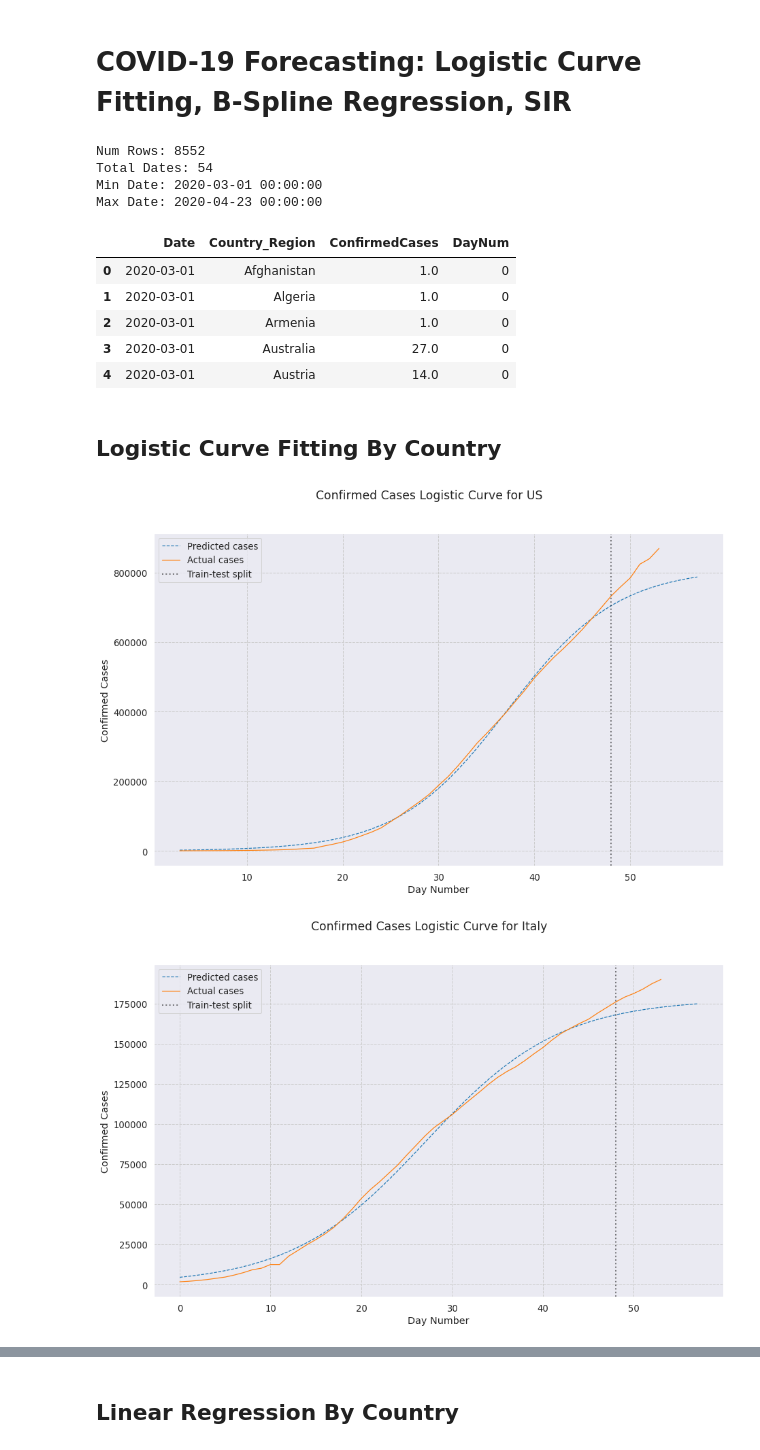
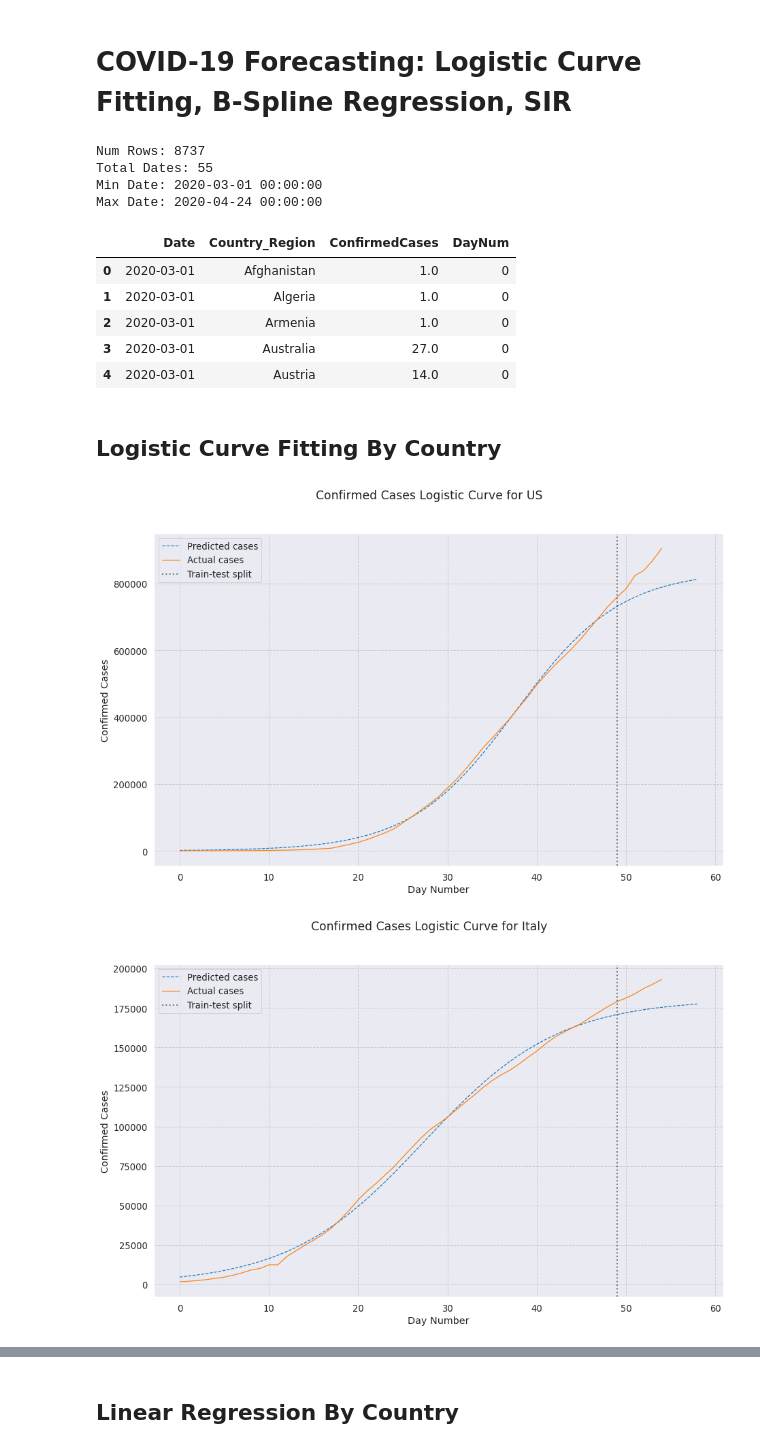
Before and after one commit to rdcolema/covid19-tracking, a Jupyter notebook: covid_forecasting.ipynb, the cells around one changed output, grey strips where cells are left out. Cells and saved outputs as stored; diff of their text form; code cells hidden in the pictures.

```diff
--- a/covid_forecasting.ipynb
+++ b/covid_forecasting.ipynb
@@ -31,7 +31,7 @@ DATA_DIR = "csse_covid_19_daily_reports/"
 
 # Dates to model
 MIN_DATE = '2020-03-01'
-MAX_DATE = '2020-04-23'
+MAX_DATE = '2020-04-24'
 DATE_LIST = pd.date_range(MIN_DATE, MAX_DATE).strftime('%Y-%m-%d').tolist()
 
 # Individual countries to model
@@ -89,10 +89,10 @@ all_data = build_aggregate_df()
 
 all_data.head()
 # %% [output]
-Num Rows: 8552
-Total Dates: 54
+Num Rows: 8737
+Total Dates: 55
 Min Date: 2020-03-01 00:00:00
-Max Date: 2020-04-23 00:00:00
+Max Date: 2020-04-24 00:00:00
 |  | Date | Country_Region | ConfirmedCases | DayNum |
 | 0 | 2020-03-01 | Afghanistan | 1.0 | 0 |
 | 1 | 2020-03-01 | Algeria | 1.0 | 0 |
@@ -148,15 +148,15 @@ def plot_logistic(df, country_name, extrapolate=5, holdout=5):
 # %%
 #### Starting oubteak day number for logistic curves
 LOGISTIC_START_DAYS = {
-    "US": 3,
+    "US": 0,
     "Italy": 0,
     "Spain": 1,
     "Germany": 0,
     "France": 0
 }
 
 for country_name in MODEL_COUNTRIES:
     plot_logistic(all_data, country_name, extrapolate=5, holdout=5)
 # %% [output]
-[figure, old version]
+[figure, new version]
-[figure, old version]
+[figure, new version]
```
Also changed, not shown: parts of 3 cells of this notebook, 2 other files.
